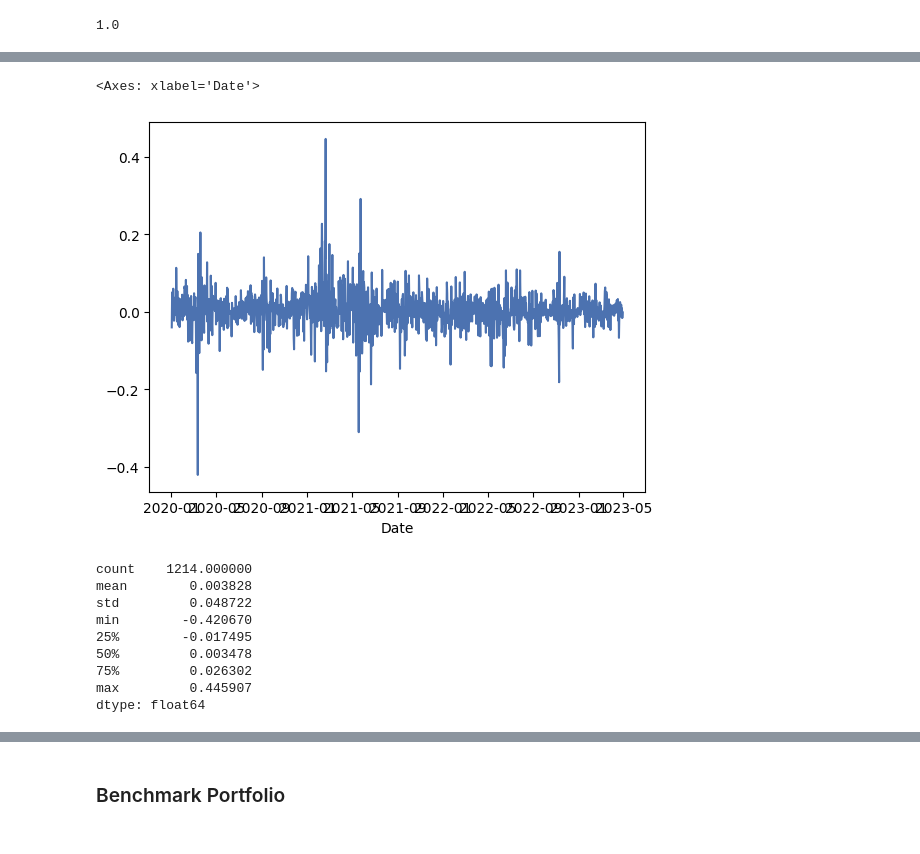
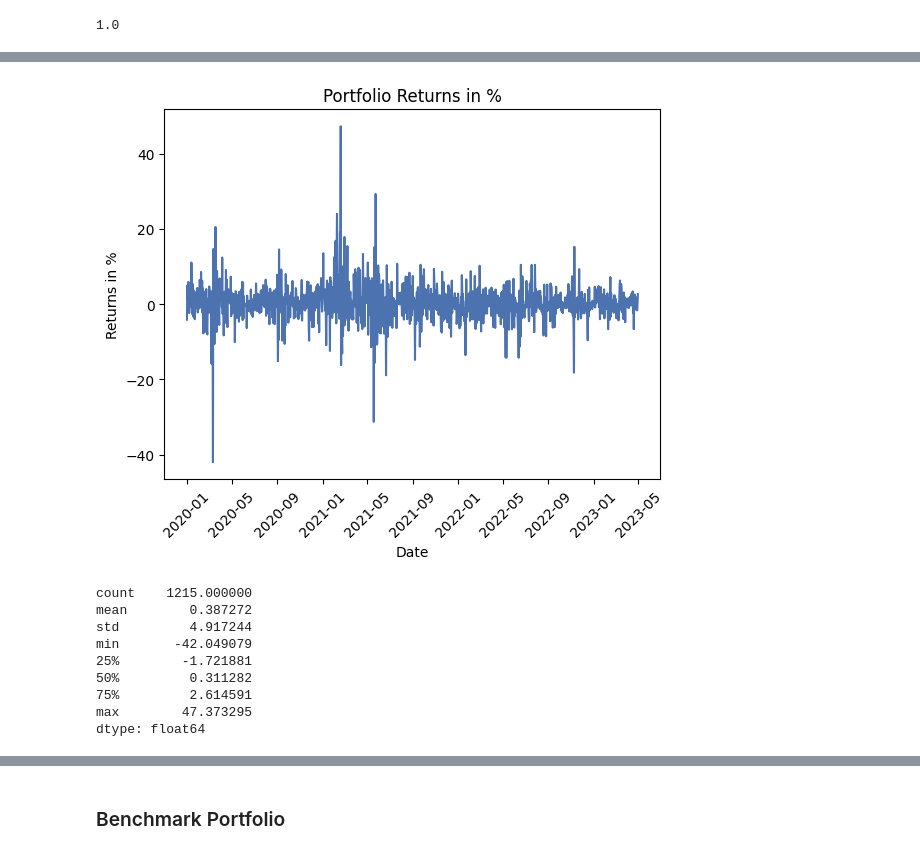
Before and after one commit to mzaoualim/cryptocurrency_portfolio_optimization_app, a Jupyter notebook: crypto_portfolio_optimization.ipynb, the cells around one changed output, grey strips where cells are left out. Cells and saved outputs as stored; diff of their text form; code cells hidden in the pictures.

```diff
--- a/crypto_portfolio_optimization.ipynb
+++ b/crypto_portfolio_optimization.ipynb
@@ -408,20 +400,24 @@ Length: 1214, dtype: float64
-# %%
-sns.lineplot(portfolio_returns)
-# %% [output]
-<Axes: xlabel='Date'>
-[figure, removed]
-# %%
-portfolio_returns.describe()
-# %% [output]
-count    1214.000000
-mean        0.003828
-std         0.048722
-min        -0.420670
-25%        -0.017495
-50%         0.003478
-75%         0.026302
-max         0.445907
-dtype: float64
+# %%
+#Visualizing the returns in %:
+sns.lineplot(portfolio_returns*100).set(title= 'Portfolio Returns in %',
+                                    xlabel='Date',
+                                    ylabel='Returns in %')
+plt.xticks(rotation=45)
+plt.show()
+# %% [output]
+[figure, added]
+# %%
+(portfolio_returns*100).describe()
+# %% [output]
+count    1215.000000
+mean        0.387272
+std         4.917244
+min       -42.049079
+25%        -1.721881
+50%         0.311282
+75%         2.614591
+max        47.373295
+dtype: float64
 # %%
 portfolio_cum_returns = (1 + portfolio_returns).cumprod() - 1
 portfolio_cum_returns
```
Also changed, not shown: parts of 48 cells of this notebook.
